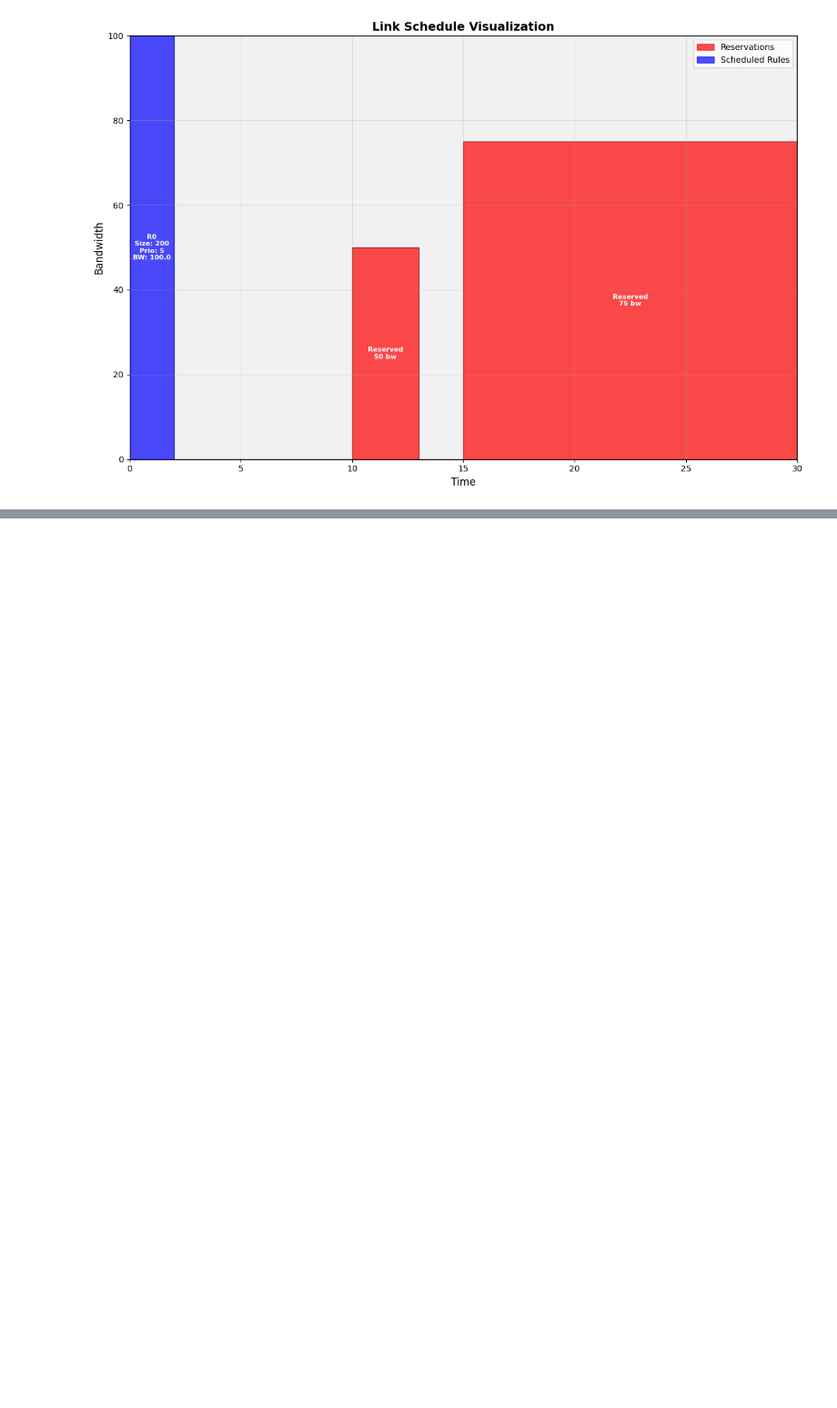
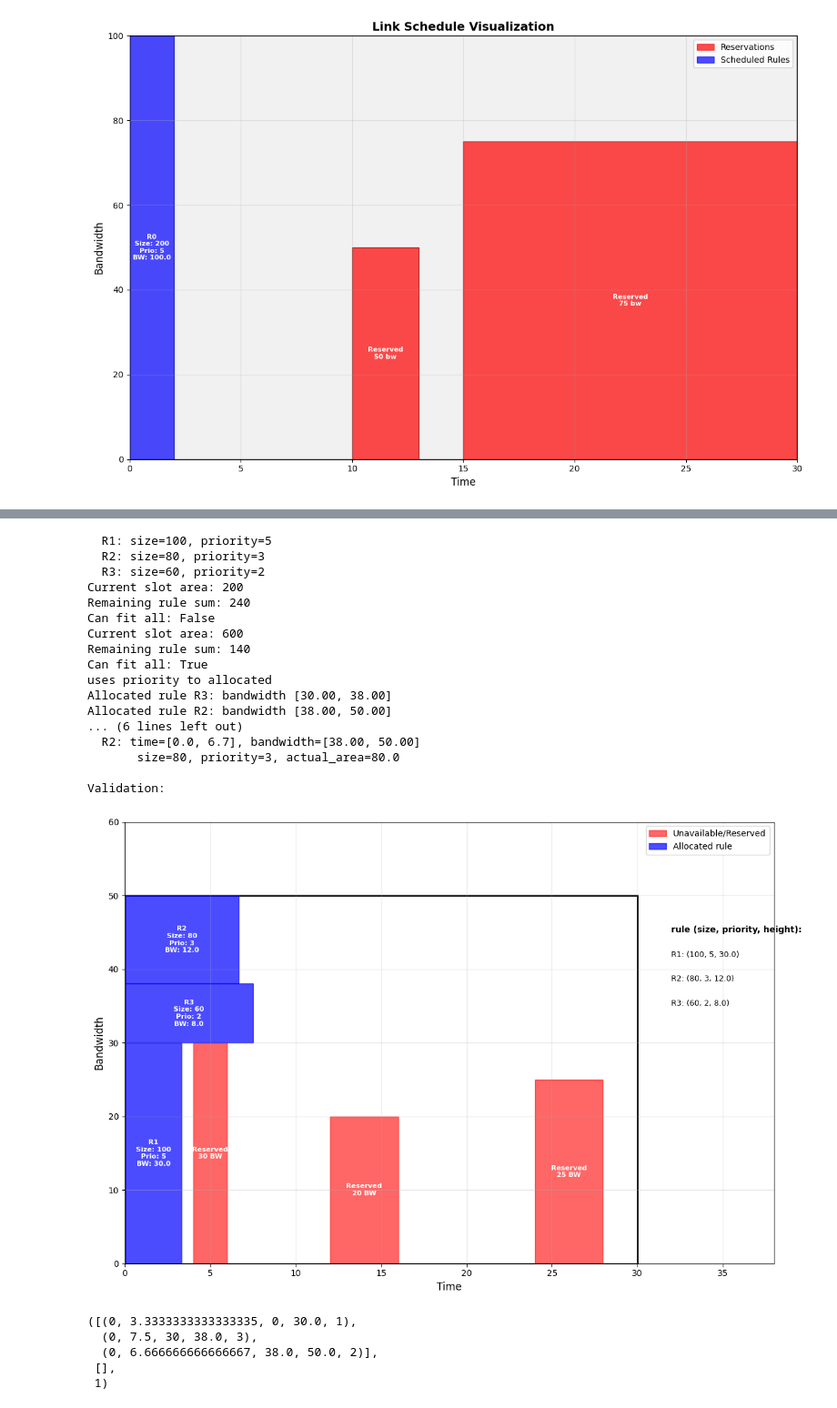
Before and after one commit to Grrivs3305/DMM_Updates, a Jupyter notebook: warehouse.ipynb, the cells around one changed output, grey strips where cells are left out. Shown at 91% size. Saved outputs shown, nothing was run; the diff lists cells and outputs as text; code cells hidden in the pictures; blank space fills up the shorter version.

```diff
--- a/warehouse.ipynb
+++ b/warehouse.ipynb
@@ -126,0 +164,33 @@ All requests can be accommodated
+# %%
+rules = [(100, 5), (80, 3), (60, 2)]  # 总计240
+main_slot = (50, 30)  # bandwidth=50, time=30
+reservations = [
+    (4, 6, 30),      # 早期占用
+    (12, 16, 20),    # 中间占用（间隔6个单位）
+    (24, 28, 25)     # 后期占用（间隔8个单位）
+]
+run_find_least_waste_v2(reservations, main_slot, rules)
+# %% [output]
+  R1: size=100, priority=5
+  R2: size=80, priority=3
+  R3: size=60, priority=2
+Current slot area: 200
+Remaining rule sum: 240
+Can fit all: False
+Current slot area: 600
+Remaining rule sum: 140
+Can fit all: True
+uses priority to allocated
+Allocated rule R3: bandwidth [30.00, 38.00]
+Allocated rule R2: bandwidth [38.00, 50.00]
+... (6 lines left out)
+  R2: time=[0.0, 6.7], bandwidth=[38.00, 50.00]
+       size=80, priority=3, actual_area=80.0
+
+Validation:
+[figure, added]
+([(0, 3.3333333333333335, 0, 30.0, 1),
+  (0, 7.5, 30, 38.0, 3),
+  (0, 6.666666666666667, 38.0, 50.0, 2)],
+ [],
+ 1)
```
Also changed, not shown: parts of 5 cells of this notebook, 1 other file.
